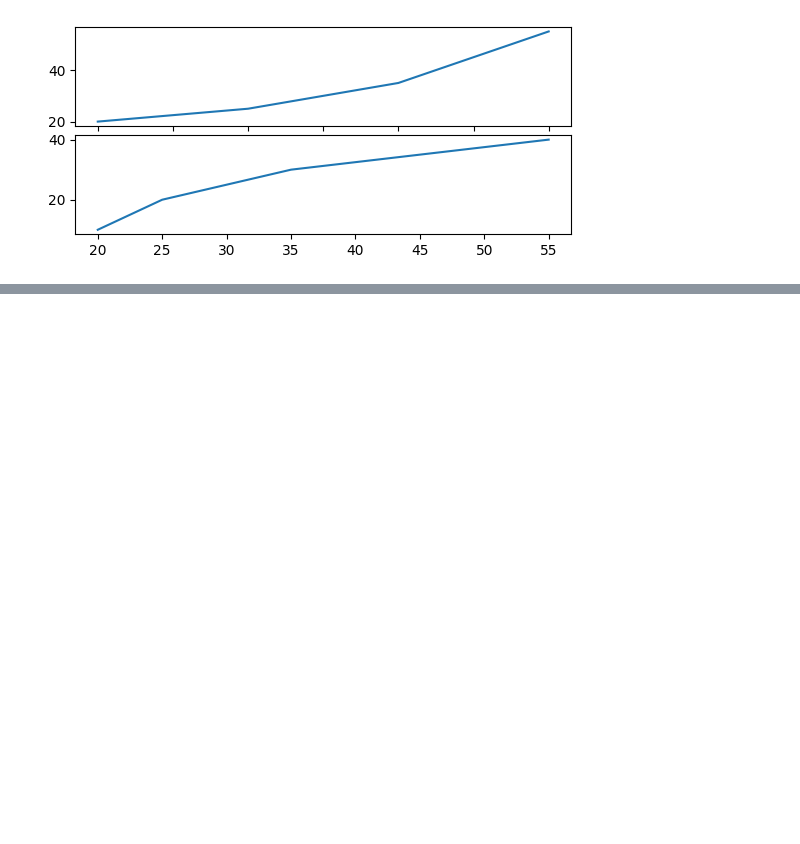
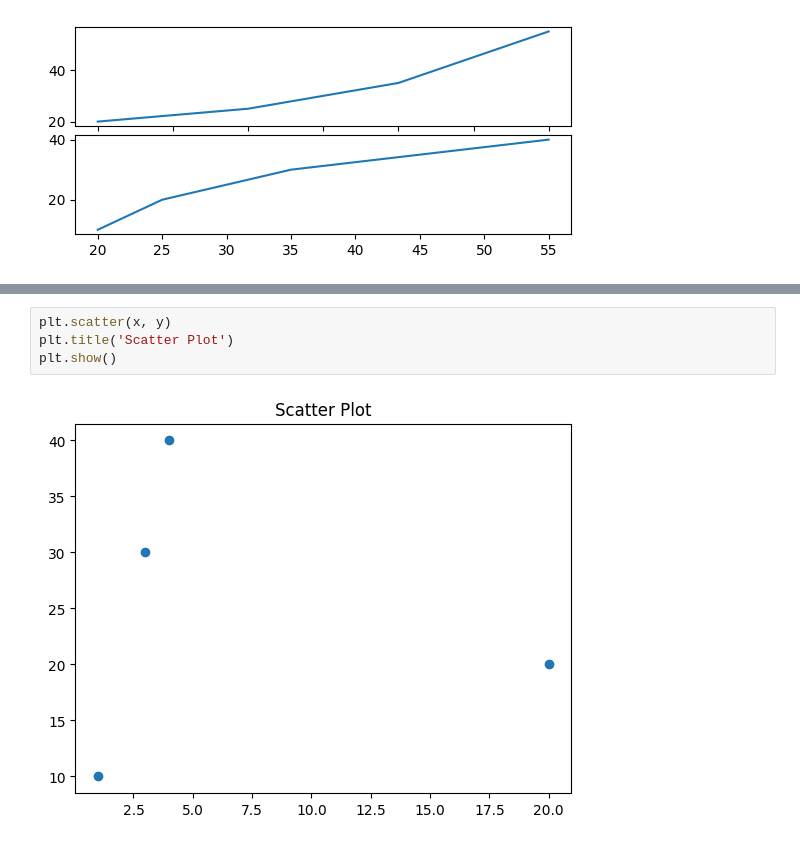
Before and after one commit to MuhammadjonArabov/Python-For-Data-Analytics, a Jupyter notebook: Visualization.ipynb, the cells around one changed output, grey strips where cells are left out. Cells and saved outputs as stored; diff of their text form; blank space fills up the shorter version.

```diff
--- a/Visualization.ipynb
+++ b/Visualization.ipynb
@@ -173,0 +183,6 @@ axes2.plot(y, x)
+# %%
+plt.scatter(x, y)
+plt.title('Scatter Plot')
+plt.show()
+# %% [output]
+[figure, added]
```
Also changed, not shown: parts of 1 cell of this notebook.
